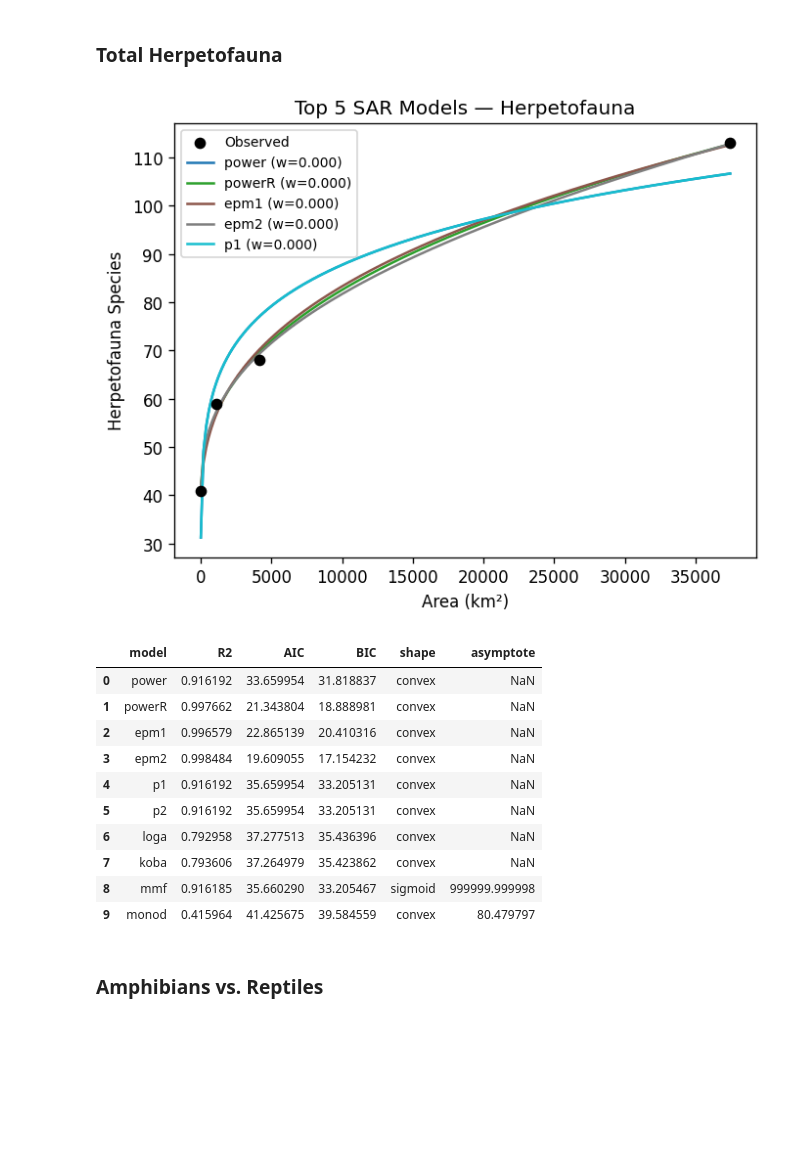
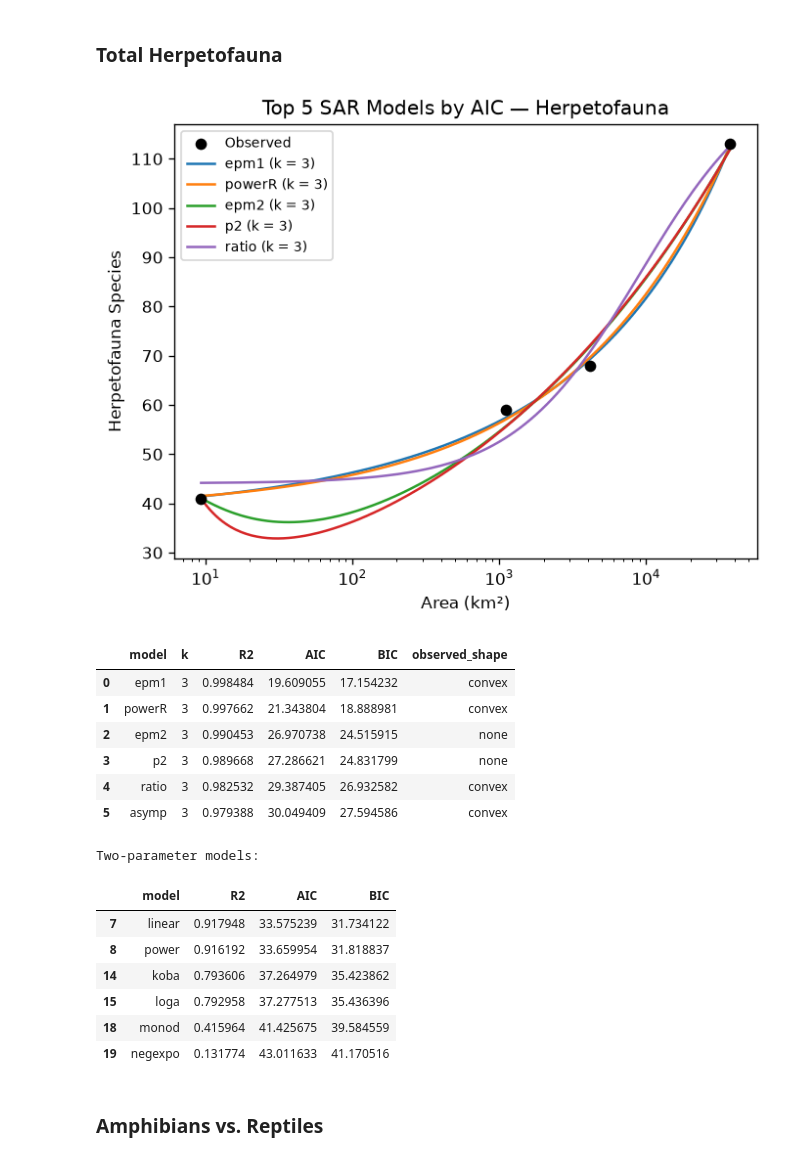
Before and after one commit to jmcmeen/etn-sar, a Jupyter notebook: analysis_updates.ipynb, the cells around one changed output. Cells and saved outputs as stored; diff of their text form; code cells hidden in the pictures; blank space fills up the shorter version.

```diff
--- a/analysis_updates.ipynb
+++ b/analysis_updates.ipynb
@@ -217,31 +217,63 @@ Fit all 20 SAR models supported by `sars` and rank by information criteria.
 ### Total Herpetofauna
 # %%
 import warnings
+
+
+def by_aic(multi):
+    """The multi-model summary ranked by AIC (AICc is infinite at n = 4), with each
+    model's number of parameters (k) and the shape of its curve over the data."""
+    k = {fit.model: len(fit.params) for fit in multi.fits}
+    return (
+        multi.summary.assign(k=multi.summary["model"].map(k))
+        .sort_values("AIC")
+        .reset_index(drop=True)
+    )
+
+
+def plot_top(multi, ranked, n, ax):
+    """The data and the n best curves by AIC, without weights (see the note above)."""
+    fits = {fit.model: fit for fit in multi.fits}
+    data = multi.data
+    ax.scatter(data["area"], data["species"], color="black", zorder=3, label="Observed")
+    grid = np.geomspace(data["area"].min(), data["area"].max(), 200)
+    for model, k in ranked[["model", "k"]].head(n).itertuples(index=False):
+        ax.plot(grid, fits[model].predict(grid), label=f"{model} (k = {k})")
+    ax.set_xscale("log")
+    ax.legend(fontsize="small")
+
 
 with warnings.catch_warnings():
     warnings.filterwarnings("ignore")
     herp_multi = sars.sar_multi(data_herpetofauna)
+herp_ranked = by_aic(herp_multi)
 
-sars.plot_multi(herp_multi, top_n=5)
-plt.title("Top 5 SAR Models — Herpetofauna")
-plt.xlabel("Area (km²)")
-plt.ylabel("Herpetofauna Species")
+fig, ax = plt.subplots()
+plot_top(herp_multi, herp_ranked, 5, ax)
+ax.set_title("Top 5 SAR Models by AIC — Herpetofauna")
+ax.set_xlabel("Area (km²)")
+ax.set_ylabel("Herpetofauna Species")
 plt.show()
 
-herp_multi.summary[["model", "R2", "AIC", "BIC", "shape", "asymptote"]].head(10)
+display(herp_ranked[["model", "k", "R2", "AIC", "BIC", "observed_shape"]].head(6))
+print("Two-parameter models:")
+display(herp_ranked.loc[herp_ranked["k"] == 2, ["model", "R2", "AIC", "BIC"]])
 # %% [output]
-[figure, old version]
+[figure, new version]
-|  | model | R2 | AIC | BIC | shape | asymptote |
-| 0 | power | 0.916192 | 33.659954 | 31.818837 | convex | NaN |
-| 1 | powerR | 0.997662 | 21.343804 | 18.888981 | convex | NaN |
-| 2 | epm1 | 0.996579 | 22.865139 | 20.410316 | convex | NaN |
-| 3 | epm2 | 0.998484 | 19.609055 | 17.154232 | convex | NaN |
-| 4 | p1 | 0.916192 | 35.659954 | 33.205131 | convex | NaN |
-| 5 | p2 | 0.916192 | 35.659954 | 33.205131 | convex | NaN |
-| 6 | loga | 0.792958 | 37.277513 | 35.436396 | convex | NaN |
-| 7 | koba | 0.793606 | 37.264979 | 35.423862 | convex | NaN |
-| 8 | mmf | 0.916185 | 35.660290 | 33.205467 | sigmoid | 999999.999998 |
-| 9 | monod | 0.415964 | 41.425675 | 39.584559 | convex | 80.479797 |
+|  | model | k | R2 | AIC | BIC | observed_shape |
+| 0 | epm1 | 3 | 0.998484 | 19.609055 | 17.154232 | convex |
+| 1 | powerR | 3 | 0.997662 | 21.343804 | 18.888981 | convex |
+| 2 | epm2 | 3 | 0.990453 | 26.970738 | 24.515915 | none |
+| 3 | p2 | 3 | 0.989668 | 27.286621 | 24.831799 | none |
+| 4 | ratio | 3 | 0.982532 | 29.387405 | 26.932582 | convex |
+| 5 | asymp | 3 | 0.979388 | 30.049409 | 27.594586 | convex |
+Two-parameter models:
+|  | model | R2 | AIC | BIC |
+| 7 | linear | 0.917948 | 33.575239 | 31.734122 |
+| 8 | power | 0.916192 | 33.659954 | 31.818837 |
+| 14 | koba | 0.793606 | 37.264979 | 35.423862 |
+| 15 | loga | 0.792958 | 37.277513 | 35.436396 |
+| 18 | monod | 0.415964 | 41.425675 | 39.584559 |
+| 19 | negexpo | 0.131774 | 43.011633 | 41.170516 |
 # %% [markdown]
 ### Amphibians vs. Reptiles
 # %%
```
Also changed, not shown: parts of 10 cells of this notebook, 3 other files.
